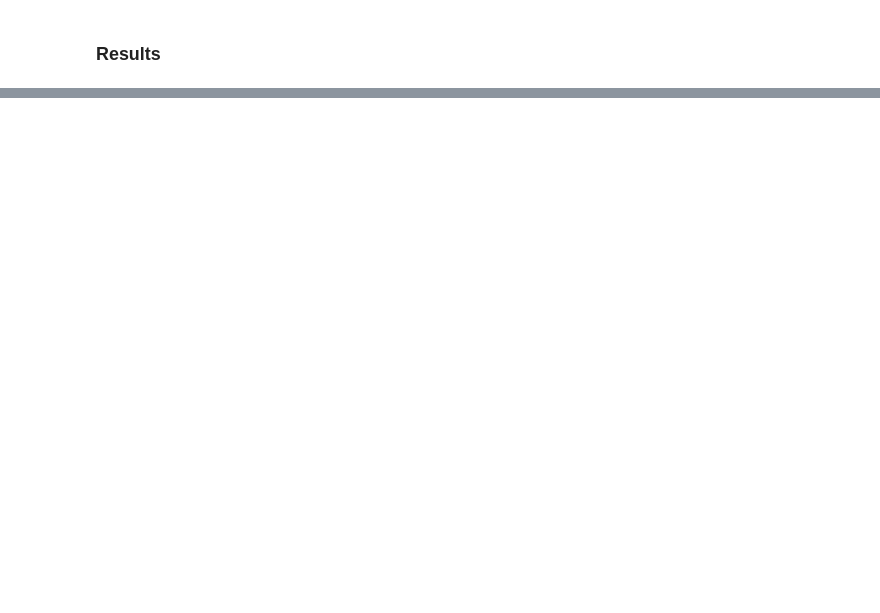
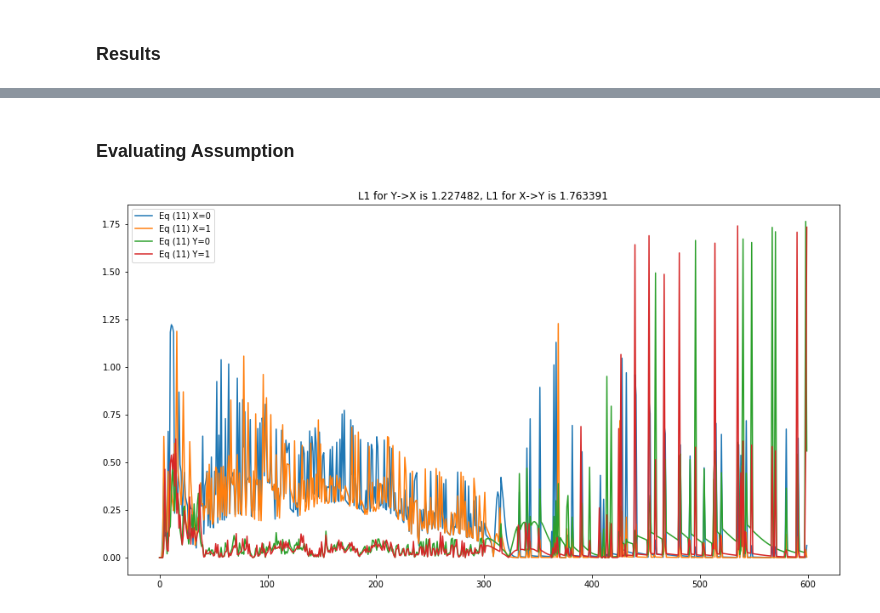
Before and after one commit to gabeschamberg/sample-path-causal-measure, a Jupyter notebook: notebooks/isit_simulation.ipynb, the cells around one changed output, grey strips where cells are left out. Saved outputs shown, nothing was run; the diff lists cells and outputs as text; code cells hidden in the pictures; blank space fills up the shorter version.

```diff
--- a/notebooks/isit_simulation.ipynb
+++ b/notebooks/isit_simulation.ipynb
@@ -358,0 +365,41 @@ plt.savefig('results.png',dpi=500);
+# %% [markdown]
+### Evaluating Assumption
+# %%
+ll_x0 = []
+ll_x1 = []
+ll_y0 = []
+ll_y1 = []
+for i,(x,y) in enumerate(zip(X[1:],Y[1:])):
+    if x == 1:
+        pxy1 = pxy[i]
+        px1 = px[i]
+    else:
+        pxy1 = 1 - pxy[i]
+        px1 = 1 - px[i]
+    if y == 1:
+        pyx1 = pyx[i]
+        py1 = py[i]
+    else:
+        pyx1 = 1 - pyx[i]
+        py1 = 1 - py[i]
+    pyx0 = 1 - pyx1
+    pxy0 = 1 - pxy1
+    px0 = 1 - px1
+    py0 = 1 - py1
+
+    ll_x0.append(np.abs(np.log2(pxy0/px0)))
+    ll_x1.append(np.abs(np.log2(pxy1/px1)))
+    ll_y0.append(np.abs(np.log2(pyx0/py0)))
+    ll_y1.append(np.abs(np.log2(pyx1/py1)))
+xL1 = np.max([np.max(ll_x0),np.max(ll_x1)])
+yL1 = np.max([np.max(ll_y0),np.max(ll_y1)])
+
+plt.figure(figsize=(15,8))
+plt.plot(ll_x0,label='Eq (11) X=0')
+plt.plot(ll_x1,label='Eq (11) X=1')
+plt.plot(ll_y0,label='Eq (11) Y=0')
+plt.plot(ll_y1,label='Eq (11) Y=1')
+plt.legend()
+plt.title('L1 for Y->X is %f, L1 for X->Y is %f'%(xL1,yL1));
+# %% [output]
+[figure, added]
```
Also changed, not shown: parts of 6 cells of this notebook, 2 other files.
